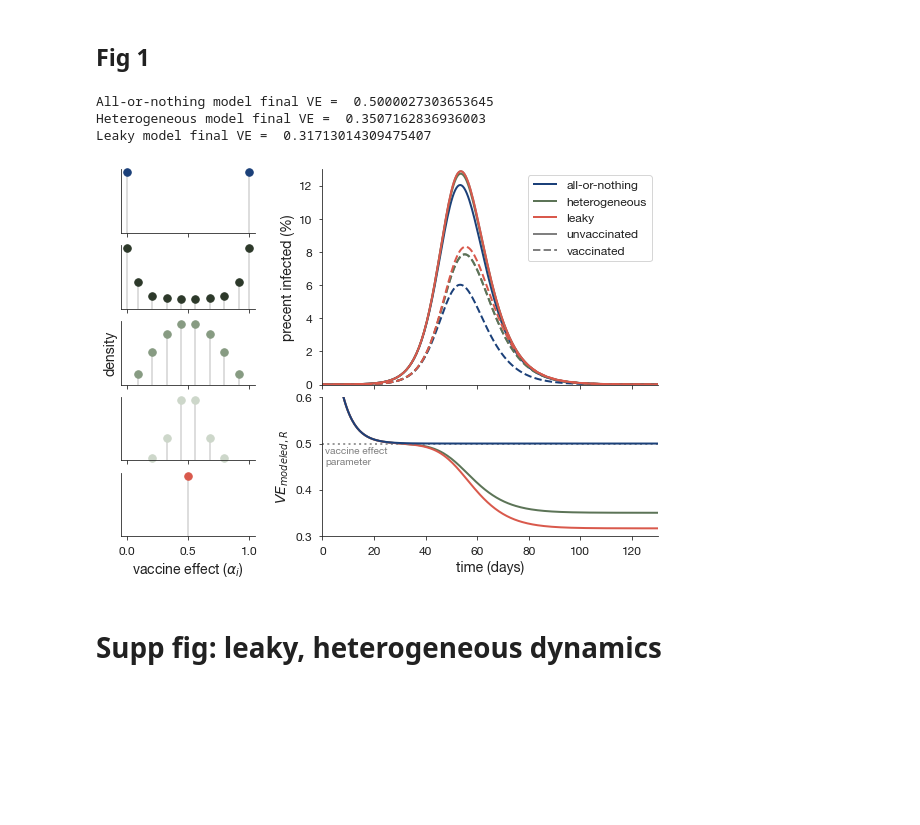
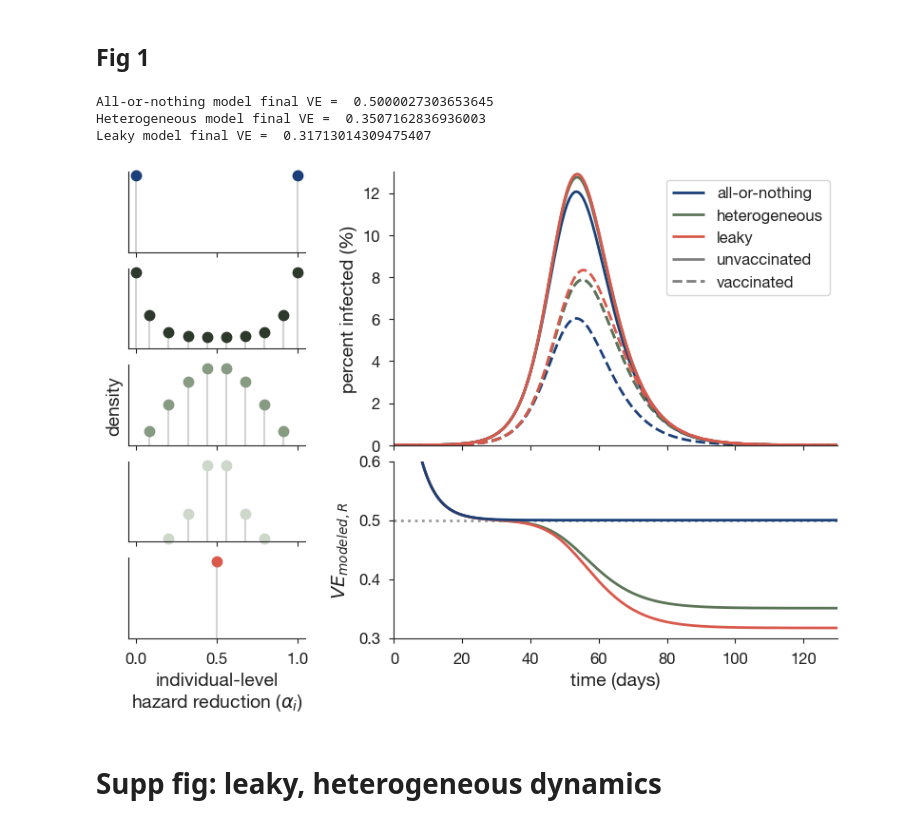
Before and after one commit to CaseyMiddleton/ModelingVE, a Jupyter notebook: generate_figures.ipynb, the cells around one changed output. Saved outputs shown, nothing was run; the diff lists cells and outputs as text; code cells hidden in the pictures; blank space fills up the shorter version.

```diff
--- a/generate_figures.ipynb
+++ b/generate_figures.ipynb
@@ -40,12 +40,6 @@ VEmod = r"$VE_{modeled,R}$"
 LABEL_SIZE_LARGE = LABEL_SIZE*1.3
 # %% [markdown]
 ## Fig 1
-# %%
-def get_cumulative_infected_heterogeneous(res):
-    return np.sum(res["VR"],axis=0) + res["R"]
-
-def get_vax_infected_heterogeneous(res):
-    return np.sum(res["VI"],axis=0)
 # %%
 # Plotting constants
 t_max_plot = 130
@@ -108,7 +102,8 @@ for ax_lab in subplot_labs:
     if ax_lab != "D":
         ax.set_xticklabels([])
 axes["B"].set_ylabel("density")
-axes["D"].set_xlabel(r"vaccine effect ($\alpha_i$)")
+axes["D"].set_xlabel(r"""individual-level
+hazard reduction ($\alpha_i$)""")
 
 
 # ------------------------------------------------------------------------
@@ -186,36 +181,36 @@ ax.plot(res['t'],res["I"]/((1-vax_prop)*N)*100,c="gray",zorder=1,label="unvaccin
 ax.plot(res['t'],VI_total/(vax_prop*N)*100,c="gray",linestyle="dashed",zorder=1,label="vaccinated",linewidth=lw)
 
 ax.set_xlim([0,t_max_plot]); ax.set_ylim([0,inf_max])
 ax.legend(fontsize=LEGEND_SIZE)
 ax.set_xticklabels([])
-ax.set_ylabel("precent infected (%)")
+ax.set_ylabel("percent infected (%)")
 finalize(ax)
 
 # Panel F: time-varying VE estimate ----------------------------------
 ax = axes["F"]
 
 # get true observed VE
 VE_observed = get_observed_VE_direct(res,True)
 print("Leaky model final VE = ",VE_observed[-1])
 ax.plot(res["t"],VE_observed,c=leaky_color,linewidth=lw)
 
 ax.plot([0,210],[VE,VE],c="gray",linestyle="dotted",alpha=0.8,linewidth=lw)
-ax.text(1,VE-.007,"vaccine effect\nparameter",c="gray",horizontalalignment='left',verticalalignment='top')
+# ax.text(1,VE-.007,"vaccine effect\nparameter",c="gray",horizontalalignment='left',verticalalignment='top')
 
 ax.set_xlim([0,t_max_plot]); ax.set_ylim([VE_min,VE_max])
 ax.set_xlabel("time (days)"); ax.set_ylabel(VEmod)
 finalize(ax)
 
 # Show the plot
 plt.tight_layout()
 fig.subplots_adjust(wspace=0.5,hspace=.2) # space between columns, rows
 plt.savefig("figs/raw/time-varying-VE.jpg",dpi=300,bbox_inches='tight')
 plt.show()
 # %% [output]
 All-or-nothing model final VE =  0.5000027303653645
 Heterogeneous model final VE =  0.3507162836936003
 Leaky model final VE =  0.31713014309475407
-[figure, old version]
+[figure, new version]
 # %% [markdown]
 # Supp fig: leaky, heterogeneous dynamics
 # %%
```
Also changed, not shown: parts of 5 cells of this notebook, 7 other files.
